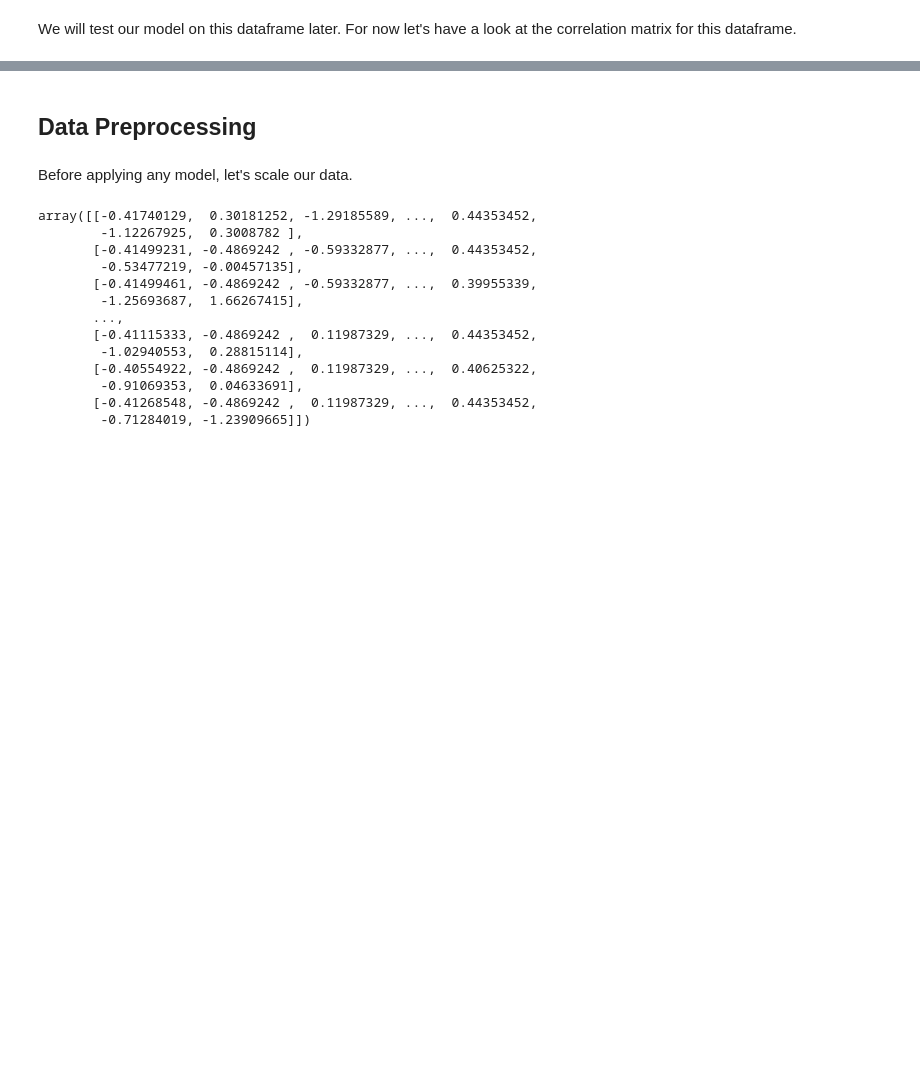
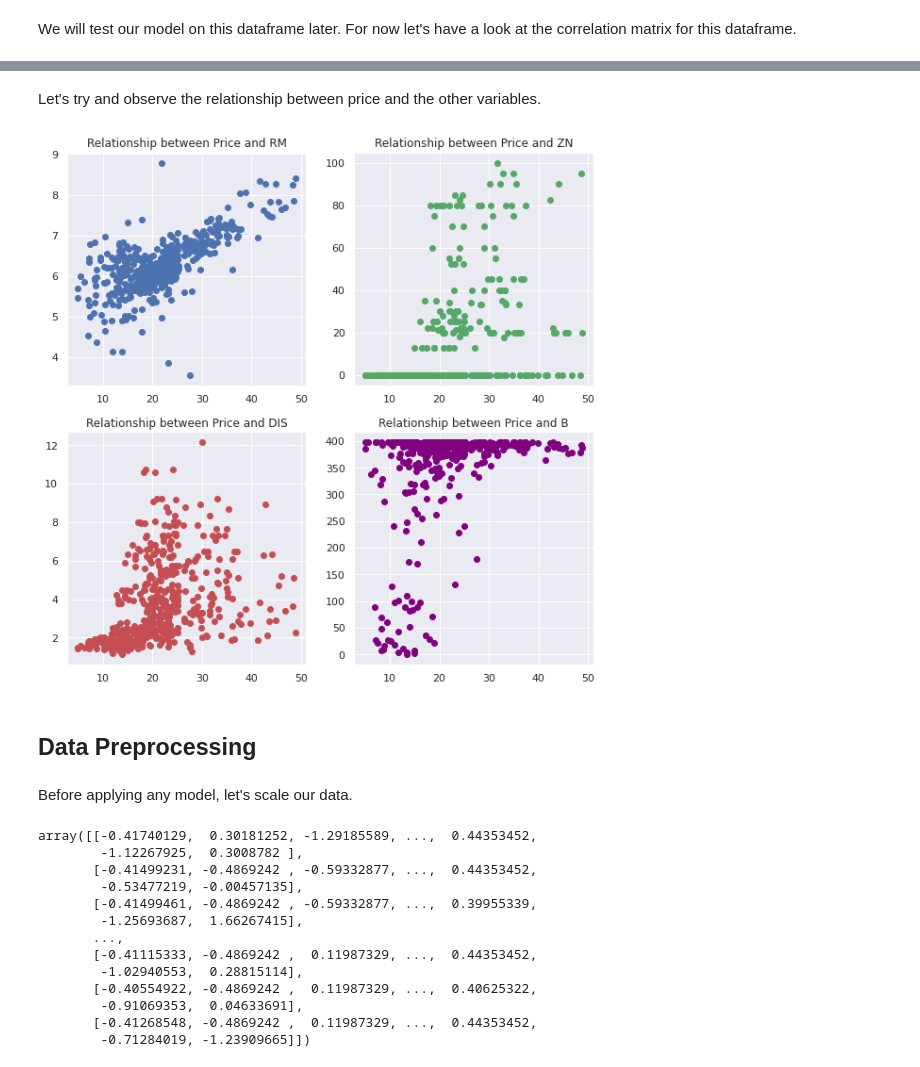
Before and after one commit to dhruvk98/Machine-Learning-Datasets, a Jupyter notebook: boston_housing.ipynb, the cells around one changed output, grey strips where cells are left out. Drawn from its saved outputs; the diff is of its cells as text; code cells hidden in the pictures; blank space fills up the shorter version.

```diff
--- a/boston_housing.ipynb
+++ b/boston_housing.ipynb
@@ -183,3 +183,21 @@ plt.show()
+# %% [markdown]
+Let's try and observe the relationship between price and the other variables.
+# %%
+fig, ((ax1,ax2),(ax3,ax4)) = plt.subplots(2,2)
+ax1.scatter(df['PRICE'],df['RM'],c='b')
+ax1.set_title('Relationship between Price and RM')
+
+ax2.scatter(df['PRICE'],df['ZN'],c='g')
+ax2.set_title('Relationship between Price and ZN')
+
+ax3.scatter(df['PRICE'],df['DIS'],c='r')
+ax3.set_title('Relationship between Price and DIS')
+
+ax4.scatter(df['PRICE'],df['B'],c='purple')
+ax4.set_title('Relationship between Price and B')
+plt.show()
+# %% [output]
+[figure, added]
 # %% [markdown]
 ## Data Preprocessing
 # %% [markdown]
```
Also changed, not shown: parts of 15 cells of this notebook.
